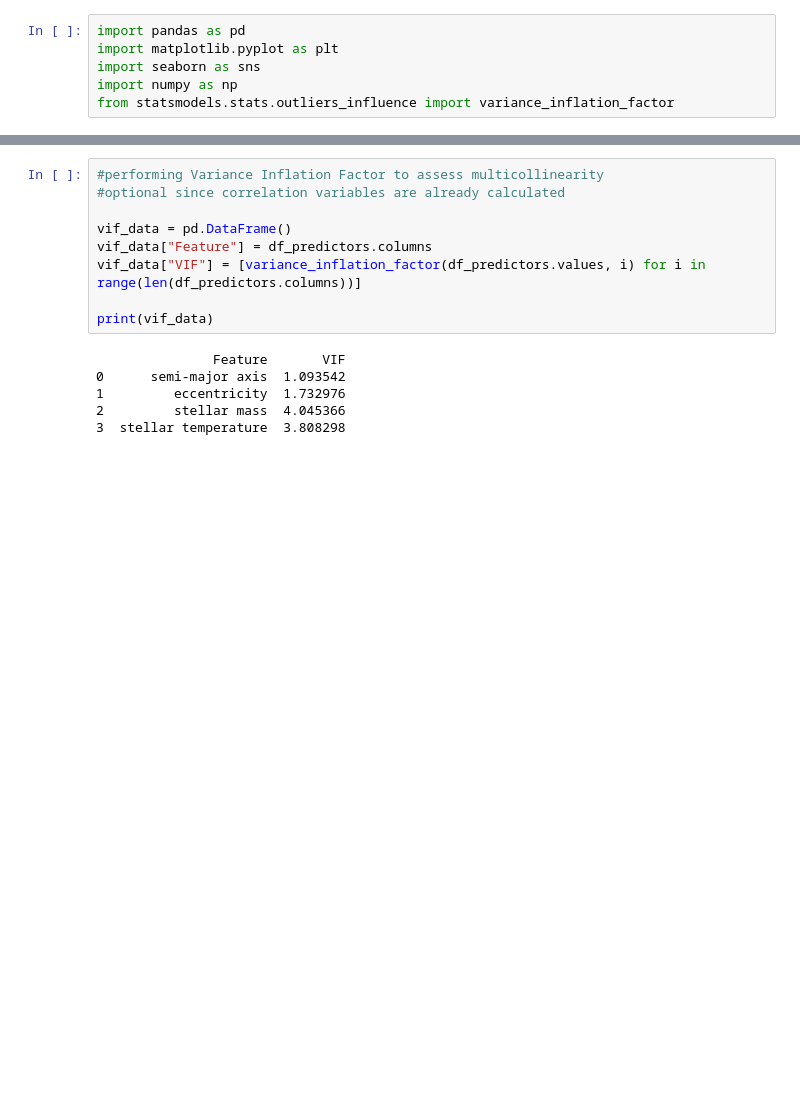
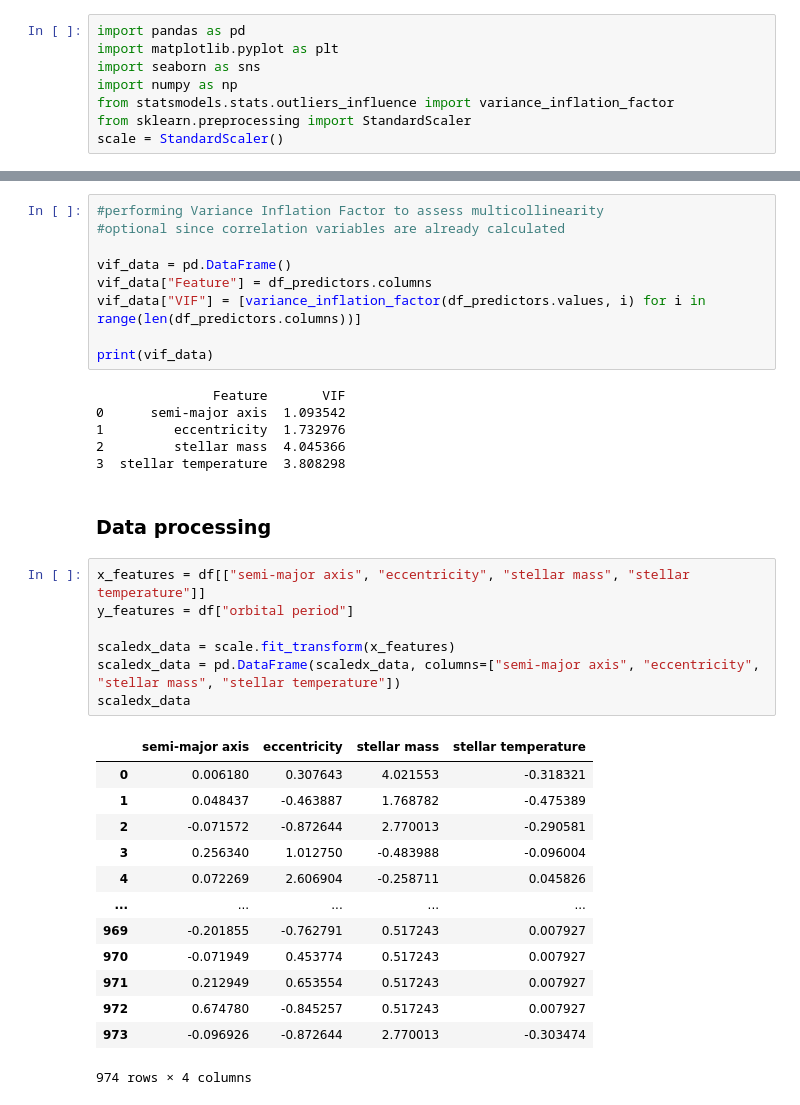
Before and after one commit to Sunnyshio/Predictive-Classification-of-Exoplanetary-Orbital-Periods, a Jupyter notebook: classification of exoplanetary orbital periods.ipynb, the cells around one changed output, grey strips where cells are left out. Saved outputs shown, nothing was run; the diff lists cells and outputs as text; blank space fills up the shorter version.

Commit message:
defined x and y features and scaled the  predictor variables

```diff
--- a/classification of exoplanetary orbital periods.ipynb
+++ b/classification of exoplanetary orbital periods.ipynb
@@ -6,6 +6,8 @@ import matplotlib.pyplot as plt
 import seaborn as sns
 import numpy as np
 from statsmodels.stats.outliers_influence import variance_inflation_factor
+from sklearn.preprocessing import StandardScaler
+scale = StandardScaler()
 # %% [markdown]
 ### Importing dataset
 # %%
@@ -152,3 +154,26 @@ print(vif_data)
 1         eccentricity  1.732976
 2         stellar mass  4.045366
 3  stellar temperature  3.808298
+# %% [markdown]
+### Data processing
+# %%
+x_features = df[["semi-major axis", "eccentricity", "stellar mass", "stellar temperature"]]
+y_features = df["orbital period"]
+
+scaledx_data = scale.fit_transform(x_features)
+scaledx_data = pd.DataFrame(scaledx_data, columns=["semi-major axis", "eccentricity", "stellar mass", "stellar temperature"])
+scaledx_data
+# %% [output]
+|  | semi-major axis | eccentricity | stellar mass | stellar temperature |
+| 0 | 0.006180 | 0.307643 | 4.021553 | -0.318321 |
+| 1 | 0.048437 | -0.463887 | 1.768782 | -0.475389 |
+| 2 | -0.071572 | -0.872644 | 2.770013 | -0.290581 |
+| 3 | 0.256340 | 1.012750 | -0.483988 | -0.096004 |
+| 4 | 0.072269 | 2.606904 | -0.258711 | 0.045826 |
+| ... | ... | ... | ... | ... |
+| 969 | -0.201855 | -0.762791 | 0.517243 | 0.007927 |
+| 970 | -0.071949 | 0.453774 | 0.517243 | 0.007927 |
+| 971 | 0.212949 | 0.653554 | 0.517243 | 0.007927 |
+| 972 | 0.674780 | -0.845257 | 0.517243 | 0.007927 |
+| 973 | -0.096926 | -0.872644 | 2.770013 | -0.303474 |
+974 rows × 4 columns
```
